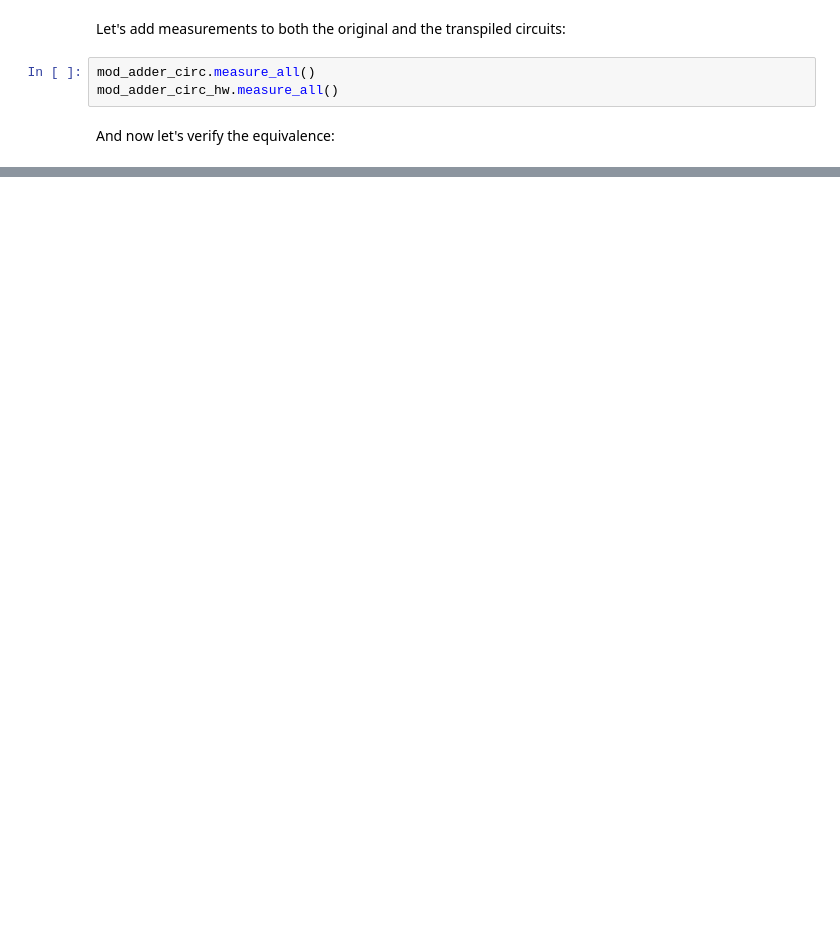
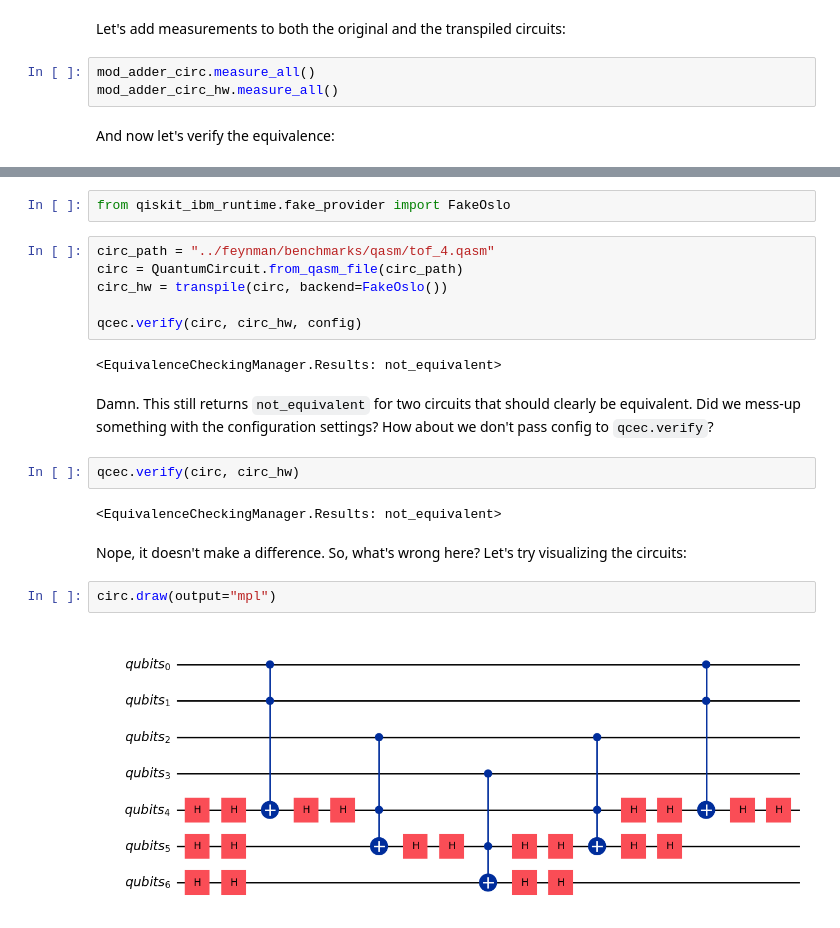
Before and after one commit to abhishekabhishek/cpsc-513-project, a Jupyter notebook: sandbox/1203_qcec_config.ipynb, the cells around one changed output, grey strips where cells are left out. Cells and saved outputs as stored; diff of their text form; blank space fills up the shorter version.

```diff
--- a/sandbox/1203_qcec_config.ipynb
+++ b/sandbox/1203_qcec_config.ipynb
@@ -68,0 +204,22 @@ qcec.verify(mod_adder_circ, mod_adder_circ_hw, config)
+# %%
+from qiskit_ibm_runtime.fake_provider import FakeOslo
+# %%
+circ_path = "../feynman/benchmarks/qasm/tof_4.qasm"
+circ = QuantumCircuit.from_qasm_file(circ_path)
+circ_hw = transpile(circ, backend=FakeOslo())
+
+qcec.verify(circ, circ_hw, config)
+# %% [output]
+<EquivalenceCheckingManager.Results: not_equivalent>
+# %% [markdown]
+Damn. This still returns `not_equivalent` for two circuits that should clearly be equivalent. Did we mess-up something with the configuration settings? How about we don't pass config to `qcec.verify`?
+# %%
+qcec.verify(circ, circ_hw)
+# %% [output]
+<EquivalenceCheckingManager.Results: not_equivalent>
+# %% [markdown]
+Nope, it doesn't make a difference. So, what's wrong here? Let's try visualizing the circuits:
+# %%
+circ.draw(output="mpl")
+# %% [output]
+[figure, added]
```
Also changed, not shown: parts of 13 cells of this notebook, 3 other files.
